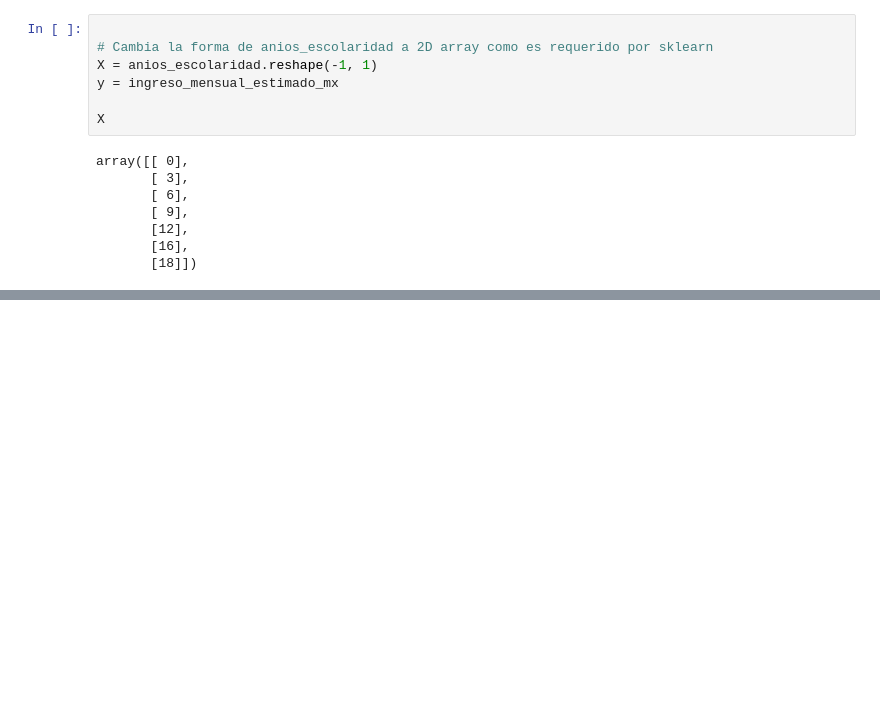
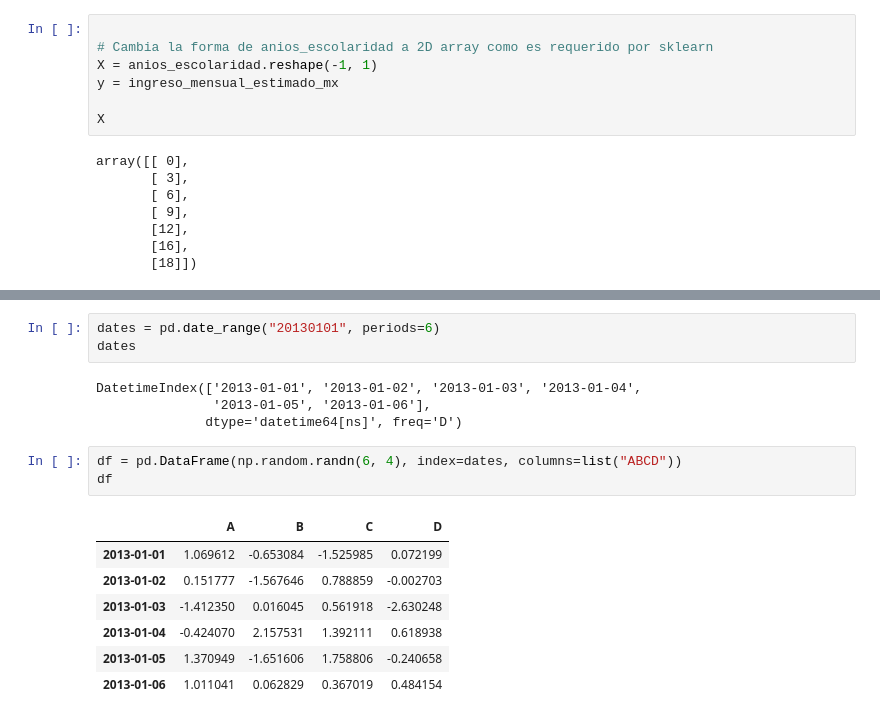
Before and after one commit to Jpablo179804/MineriaDatos, a Jupyter notebook: MineriaDatos.ipynb, the cells around one changed output, grey strips where cells are left out. Saved outputs shown, nothing was run; the diff lists cells and outputs as text; blank space fills up the shorter version.

```diff
--- a/MineriaDatos.ipynb
+++ b/MineriaDatos.ipynb
@@ -948,0 +965,18 @@ array([[ 0],
+# %%
+dates = pd.date_range("20130101", periods=6)
+dates
+# %% [output]
+DatetimeIndex(['2013-01-01', '2013-01-02', '2013-01-03', '2013-01-04',
+               '2013-01-05', '2013-01-06'],
+              dtype='datetime64[ns]', freq='D')
+# %%
+df = pd.DataFrame(np.random.randn(6, 4), index=dates, columns=list("ABCD"))
+df
+# %% [output]
+|  | A | B | C | D |
+| 2013-01-01 | 1.069612 | -0.653084 | -1.525985 | 0.072199 |
+| 2013-01-02 | 0.151777 | -1.567646 | 0.788859 | -0.002703 |
+| 2013-01-03 | -1.412350 | 0.016045 | 0.561918 | -2.630248 |
+| 2013-01-04 | -0.424070 | 2.157531 | 1.392111 | 0.618938 |
+| 2013-01-05 | 1.370949 | -1.651606 | 1.758806 | -0.240658 |
+| 2013-01-06 | 1.011041 | 0.062829 | 0.367019 | 0.484154 |
```
Also changed, not shown: parts of 15 cells of this notebook.
